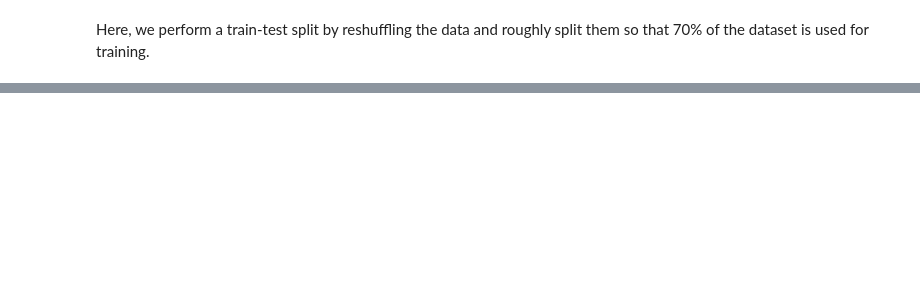
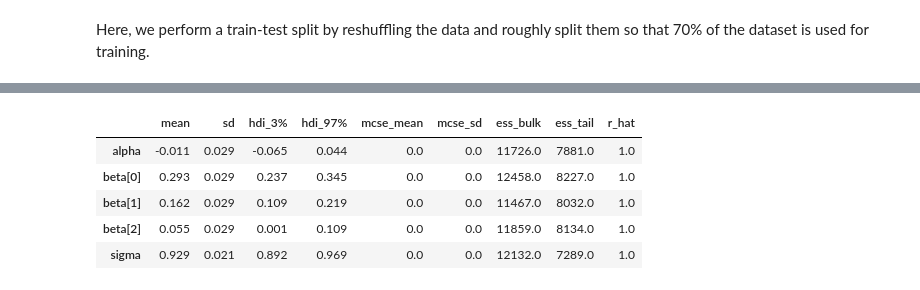
Before and after one commit to jerrymhuang/DreamDrone, a Jupyter notebook: CM03/Bayesian_Insurance.ipynb, the cells around one changed output, grey strips where cells are left out. Cells and saved outputs as stored; diff of their text form; code cells hidden in the pictures; blank space fills up the shorter version.

```diff
--- a/CM03/Bayesian_Insurance.ipynb
+++ b/CM03/Bayesian_Insurance.ipynb
@@ -88,0 +192,9 @@ model {
+# %%
+az.summary(fit)
+# %% [output]
+|  | mean | sd | hdi_3% | hdi_97% | mcse_mean | mcse_sd | ess_bulk | ess_tail | r_hat |
+| alpha | -0.011 | 0.029 | -0.065 | 0.044 | 0.0 | 0.0 | 11726.0 | 7881.0 | 1.0 |
+| beta[0] | 0.293 | 0.029 | 0.237 | 0.345 | 0.0 | 0.0 | 12458.0 | 8227.0 | 1.0 |
+| beta[1] | 0.162 | 0.029 | 0.109 | 0.219 | 0.0 | 0.0 | 11467.0 | 8032.0 | 1.0 |
+| beta[2] | 0.055 | 0.029 | 0.001 | 0.109 | 0.0 | 0.0 | 11859.0 | 8134.0 | 1.0 |
+| sigma | 0.929 | 0.021 | 0.892 | 0.969 | 0.0 | 0.0 | 12132.0 | 7289.0 | 1.0 |
```
Also changed, not shown: parts of 16 cells of this notebook.
